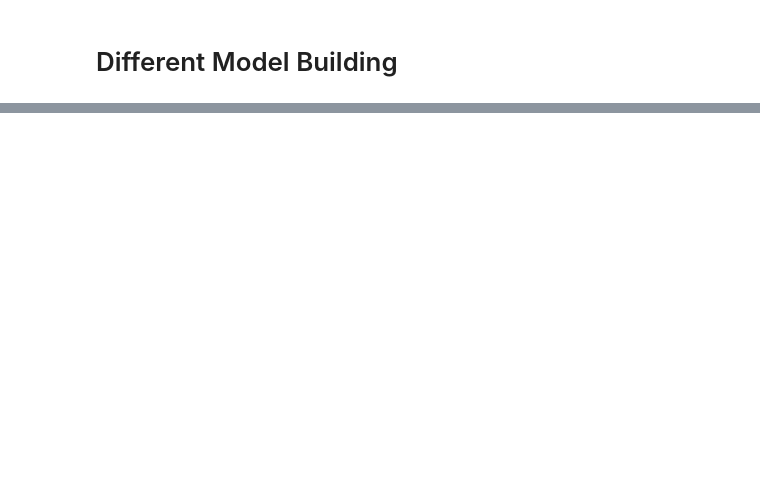
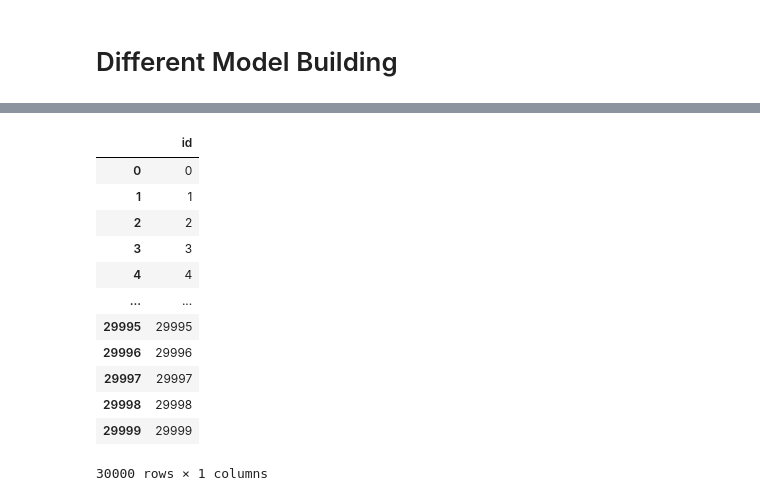
Before and after one commit to mail2uttamsarkar/TelecomChurnCaseStudyAssignment, a Jupyter notebook: TelecomChurn.ipynb, the cells around one changed output, grey strips where cells are left out. Saved outputs shown, nothing was run; the diff lists cells and outputs as text; code cells hidden in the pictures; blank space fills up the shorter version.

```diff
--- a/TelecomChurn.ipynb
+++ b/TelecomChurn.ipynb
@@ -474,0 +591,26 @@ print("70 percentile is : ", percentile_70_6_7_8)
+# %%
+#Filter High Value Customers for Test Data Set
+df_churn_test['total_data_rech_amt_6'] = df_churn_test['total_rech_data_6'] * df_churn_test['av_rech_amt_data_6']
+df_churn_test['total_data_rech_amt_7'] = df_churn_test['total_rech_data_7'] * df_churn_test['av_rech_amt_data_7']
+df_churn_test['total_data_rech_amt_8'] = df_churn_test['total_rech_data_8'] * df_churn_test['av_rech_amt_data_8']
+
+# Dropping columns: total_rech_data_6/7/8 and av_rech_amt_data_6/7/8 as we considered in total_data_rech_amt_6/7/8:
+df_churn_test.drop(['total_rech_data_6','total_rech_data_7','total_rech_data_8',
+               'av_rech_amt_data_6','av_rech_amt_data_7','av_rech_amt_data_8'],axis = 1,inplace = True)
+
+df_churn_test['total_rech_6'] = df_churn_test['total_data_rech_amt_6'] + df_churn_test['total_rech_amt_6']
+df_churn_test['total_rech_7'] = df_churn_test['total_data_rech_amt_7'] + df_churn_test['total_rech_amt_7']
+df_churn_test['total_rech_8'] = df_churn_test['total_data_rech_amt_8'] + df_churn_test['total_rech_amt_8']
+
+# Dropping columns: total_rech_data_6/7/8 and av_rech_amt_data_6/7/8 as we considered in total_data_rech_amt_6/7/8:
+df_churn_test.drop(['total_data_rech_amt_6','total_data_rech_amt_7','total_data_rech_amt_8',
+               'total_rech_amt_6','total_rech_amt_7','total_rech_amt_8'],axis = 1,inplace = True)
+
+
+df_av_rech_6_7_8 = (df_churn_test['total_rech_6'] + df_churn_test['total_rech_7'] + df_churn_test['total_rech_8'])/3
+percentile_70_6_7_8 = np.percentile(df_av_rech_6_7_8, 70.0)
+print("70 percentile is : ", percentile_70_6_7_8)
+
+#Filtering High Value Customer for Train DataSet
+#df_churn_test = df_churn_test[df_av_rech_6_7_8 >= percentile_70_6_7_8]
+print("\nAfter Filtering High Value Customer: Test Set Dimension:",df_churn_test.shape);
@@ -889,0 +1231,16 @@ Recall score :  94.46
+# %%
+df_solution
+# %% [output]
+|  | id |
+| 0 | 0 |
+| 1 | 1 |
+| 2 | 2 |
+| 3 | 3 |
+| 4 | 4 |
+| ... | ... |
+| 29995 | 29995 |
+| 29996 | 29996 |
+| 29997 | 29997 |
+| 29998 | 29998 |
+| 29999 | 29999 |
+30000 rows × 1 columns
```
Also changed, not shown: parts of 88 cells of this notebook.
